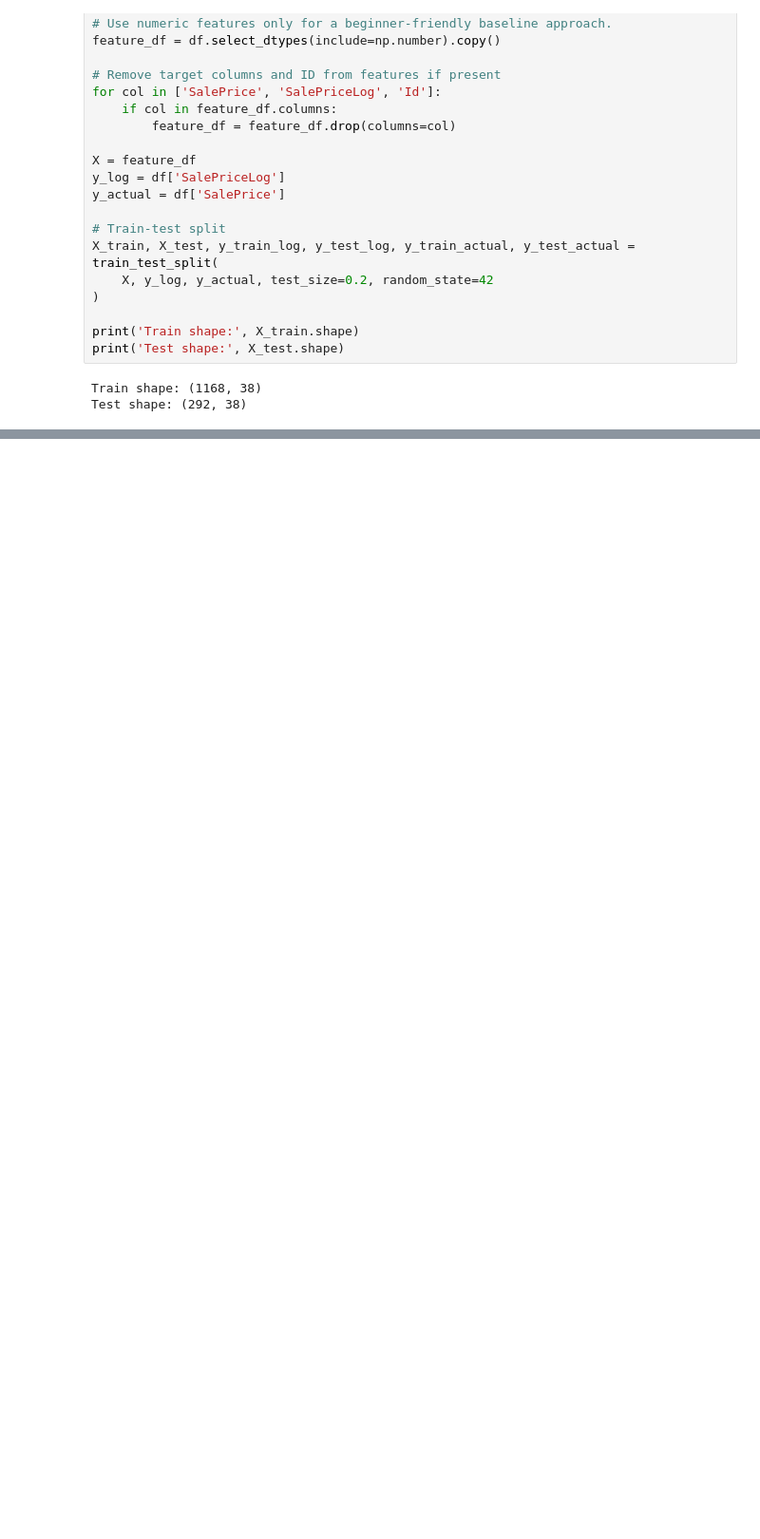
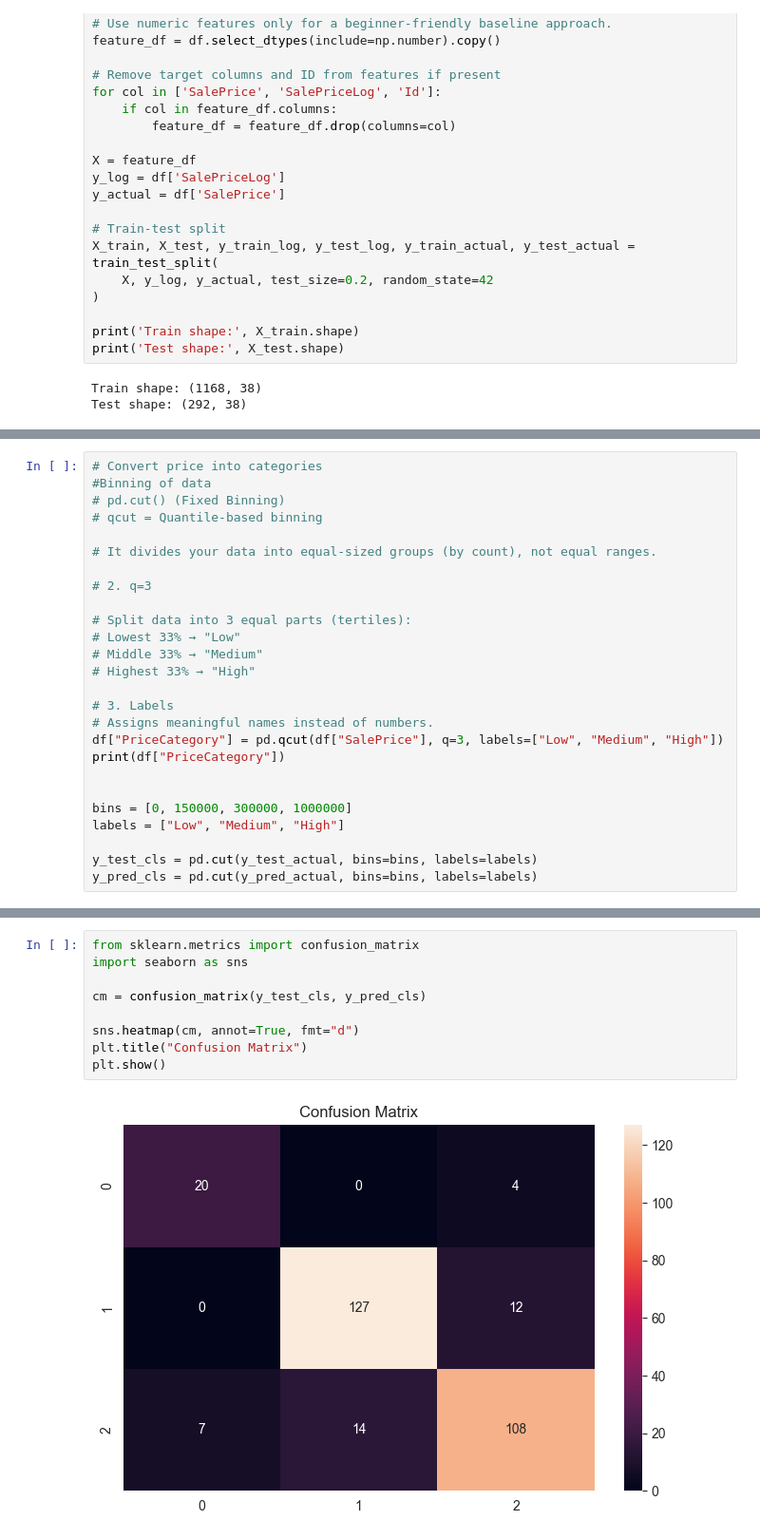
Before and after one commit to nakulbatra6-stack/Month3, a Jupyter notebook: HousePricePredictionModel.ipynb, the cells around one changed output, grey strips where cells are left out. Shown at 95% size. Saved outputs shown, nothing was run; the diff lists cells and outputs as text; blank space fills up the shorter version.

```diff
--- a/HousePricePredictionModel.ipynb
+++ b/HousePricePredictionModel.ipynb
@@ -256,0 +305,26 @@ print(f"CV MAE Std: {best_cv_model['CV MAE Std']:.2f}")
+# %%
+# Convert price into categories
+#Binning of data
+# pd.cut() (Fixed Binning)
+# qcut = Quantile-based binning
+
+# It divides your data into equal-sized groups (by count), not equal ranges.
+
+# 2. q=3
+
+# Split data into 3 equal parts (tertiles):
+# Lowest 33% → "Low"
+# Middle 33% → "Medium"
+# Highest 33% → "High"
+
+# 3. Labels
+# Assigns meaningful names instead of numbers.
+df["PriceCategory"] = pd.qcut(df["SalePrice"], q=3, labels=["Low", "Medium", "High"])
+print(df["PriceCategory"])
+
+
+bins = [0, 150000, 300000, 1000000]
+labels = ["Low", "Medium", "High"]
+
+y_test_cls = pd.cut(y_test_actual, bins=bins, labels=labels)
+y_pred_cls = pd.cut(y_pred_actual, bins=bins, labels=labels)
@@ -256,0 +355,11 @@ print(f"CV MAE Std: {best_cv_model['CV MAE Std']:.2f}")
+# %%
+from sklearn.metrics import confusion_matrix
+import seaborn as sns
+
+cm = confusion_matrix(y_test_cls, y_pred_cls)
+
+sns.heatmap(cm, annot=True, fmt="d")
+plt.title("Confusion Matrix")
+plt.show()
+# %% [output]
+[figure, added]
```
Also changed, not shown: parts of 10 cells of this notebook.
